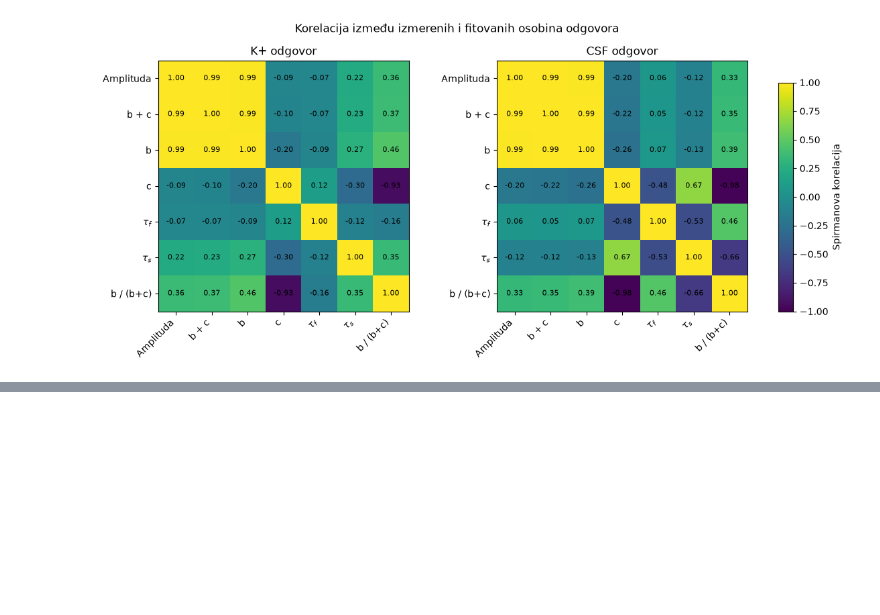
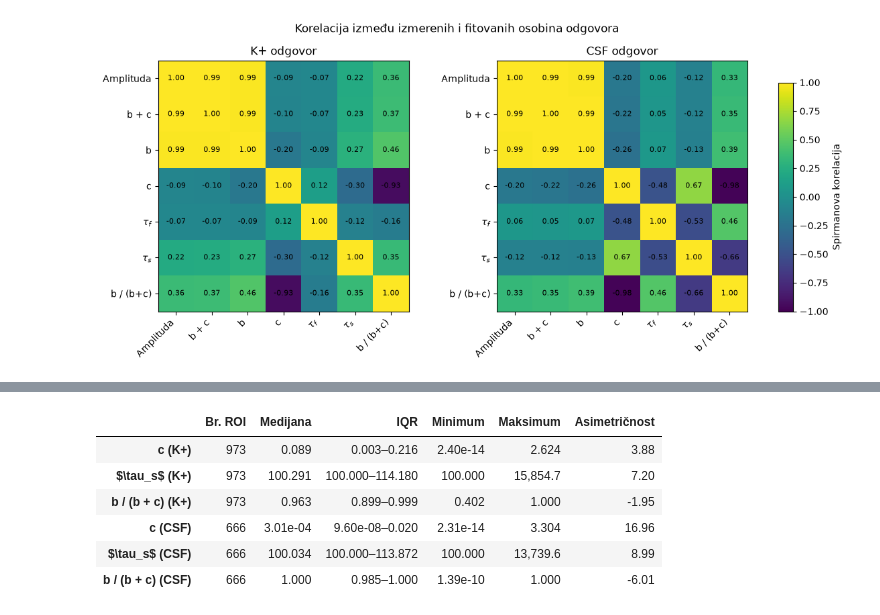
Before and after one commit to peraj-17/MasterProjekatPetarJ, a Jupyter notebook: notebooks/02_eda.ipynb, the cells around one changed output, grey strips where cells are left out. Saved outputs shown, nothing was run; the diff lists cells and outputs as text; code cells hidden in the pictures; blank space fills up the shorter version.

```diff
--- a/notebooks/02_eda.ipynb
+++ b/notebooks/02_eda.ipynb
@@ -3032,0 +3144,80 @@ plt.show()
+# %%
+# Formatiranje vrlo niskih vrednosti
+def format_fit_value(value):
+    if abs(value) < 0.001 and value != 0:
+        return f"{value:.2e}"
+
+    if abs(value) >= 1000:
+        return f"{value:,.1f}"
+
+    return f"{value:.3f}"
+# %%
+fit_descriptive_table_display = (
+    fit_descriptive_compact.copy()
+)
+
+fit_descriptive_table_display["IQR"] = (
+    fit_descriptive_table_display.apply(
+        lambda row: (
+            f"{format_fit_value(row['Q1'])}–"
+            f"{format_fit_value(row['Q3'])}"
+        ),
+        axis=1,
+    )
+)
+
+for column in [
+    "Medijana",
+    "Minimum",
+    "Maksimum",
+]:
+    fit_descriptive_table_display[column] = (
+        fit_descriptive_table_display[
+            column
+        ].map(format_fit_value)
+    )
+
+fit_descriptive_table_display[
+    "Asimetričnost"
+] = (
+    fit_descriptive_table_display[
+        "Asimetričnost"
+    ].map(
+        lambda x: f"{x:.2f}"
+    )
+)
+
+fit_descriptive_table_display[
+    "Br. ROI"
+] = (
+    fit_descriptive_table_display["Br. ROI"]
+    .astype(int)
+)
+
+fit_descriptive_table_display = (
+    fit_descriptive_table_display[
+        [
+            "Br. ROI",
+            "Medijana",
+            "IQR",
+            "Minimum",
+            "Maksimum",
+            "Asimetričnost",
+        ]
+    ]
+)
+
+save_table(
+    fit_descriptive_table_display,
+    "slow_component_fit_parameters_stats",
+)
+
+fit_descriptive_table_display
+# %% [output]
+|  | Br. ROI | Medijana | IQR | Minimum | Maksimum | Asimetričnost |
+| c (K+) | 973 | 0.089 | 0.003–0.216 | 2.40e-14 | 2.624 | 3.88 |
+| $\tau_s$ (K+) | 973 | 100.291 | 100.000–114.180 | 100.000 | 15,854.7 | 7.20 |
+| b / (b + c) (K+) | 973 | 0.963 | 0.899–0.999 | 0.402 | 1.000 | -1.95 |
+| c (CSF) | 666 | 3.01e-04 | 9.60e-08–0.020 | 2.31e-14 | 3.304 | 16.96 |
+| $\tau_s$ (CSF) | 666 | 100.034 | 100.000–113.872 | 100.000 | 13,739.6 | 8.99 |
+| b / (b + c) (CSF) | 666 | 1.000 | 0.985–1.000 | 1.39e-10 | 1.000 | -6.01 |
```
Also changed, not shown: parts of 2 cells of this notebook, 20 other files.
